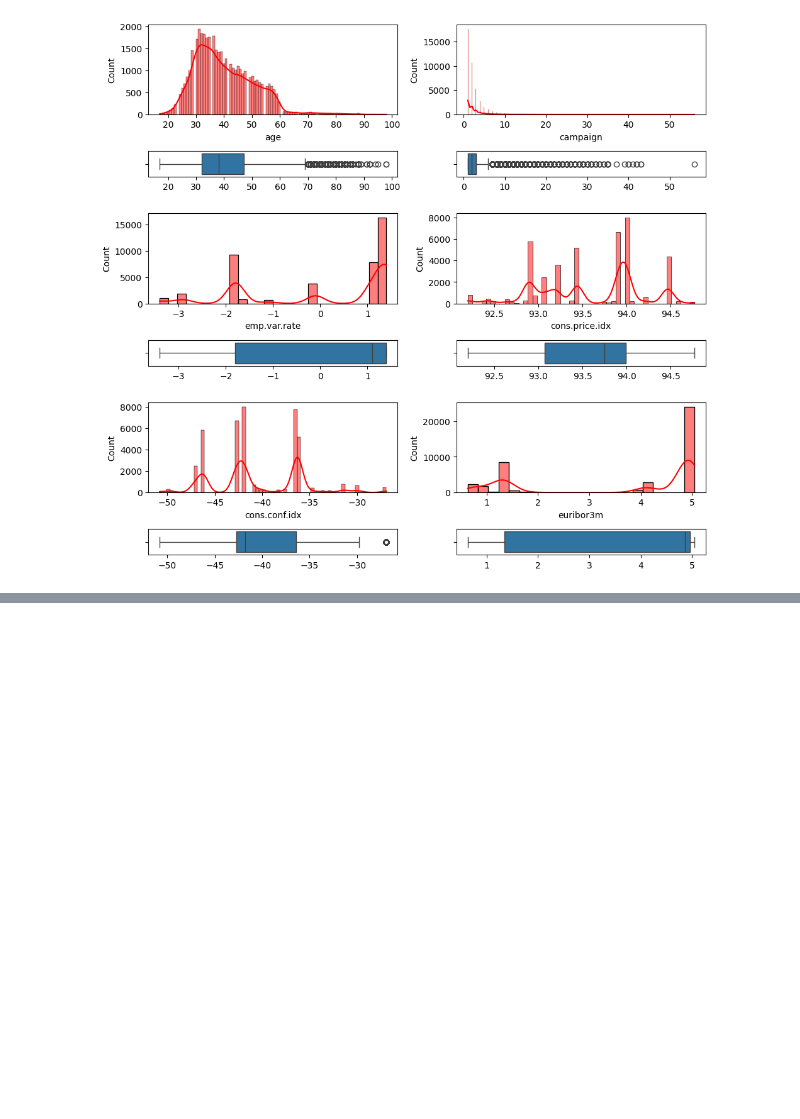
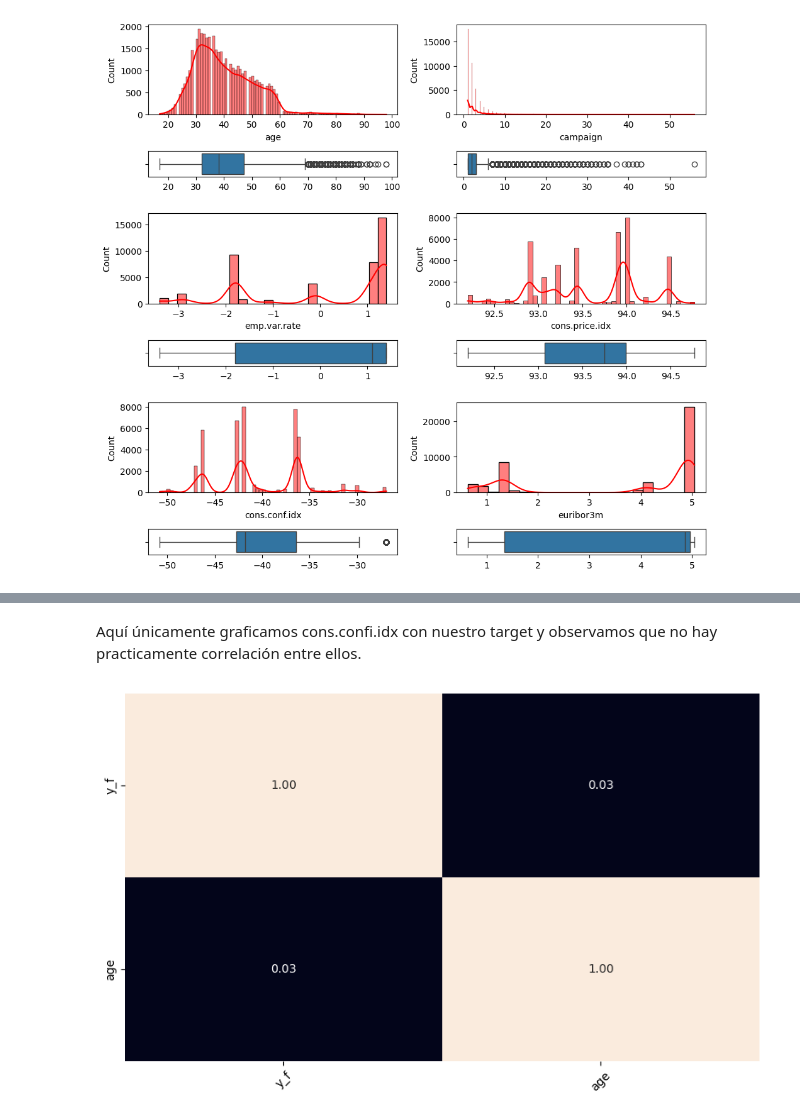
Before and after one commit to 4GeeksAcademy/ivandla96-Proyecto-Regresion-Logistica, a Jupyter notebook: src/explore.ipynb, the cells around one changed output, grey strips where cells are left out. Cells and saved outputs as stored; diff of their text form; code cells hidden in the pictures; blank space fills up the shorter version.

```diff
--- a/src/explore.ipynb
+++ b/src/explore.ipynb
@@ -224,0 +301,13 @@ plt.show()
+# %% [markdown]
+Aquí únicamente graficamos cons.confi.idx con nuestro target y observamos que no hay practicamente correlación entre ellos.
+# %%
+fig, axis = plt.subplots(1,1, figsize = (8, 5))
+
+sns.regplot(data = total_data_c, x = "age", y = "y_f")
+sns.heatmap(total_data_c[["y_f", "age"]].corr(), annot = True, fmt = ".2f", cbar = False)
+
+plt.xticks(rotation=45)
+plt.tight_layout()
+plt.show()
+# %% [output]
+[figure, added]
```
Also changed, not shown: parts of 12 cells of this notebook, 1 other file.
